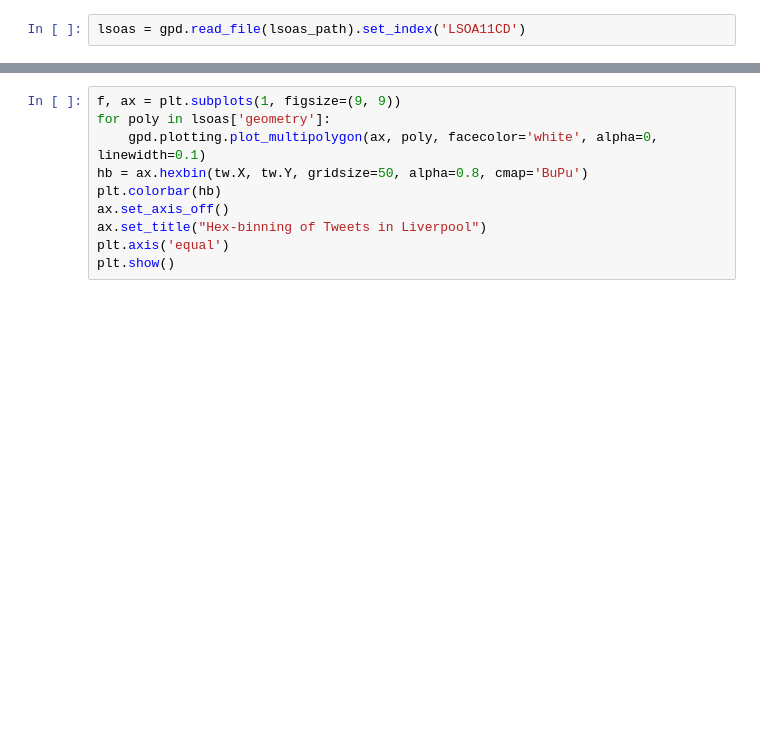
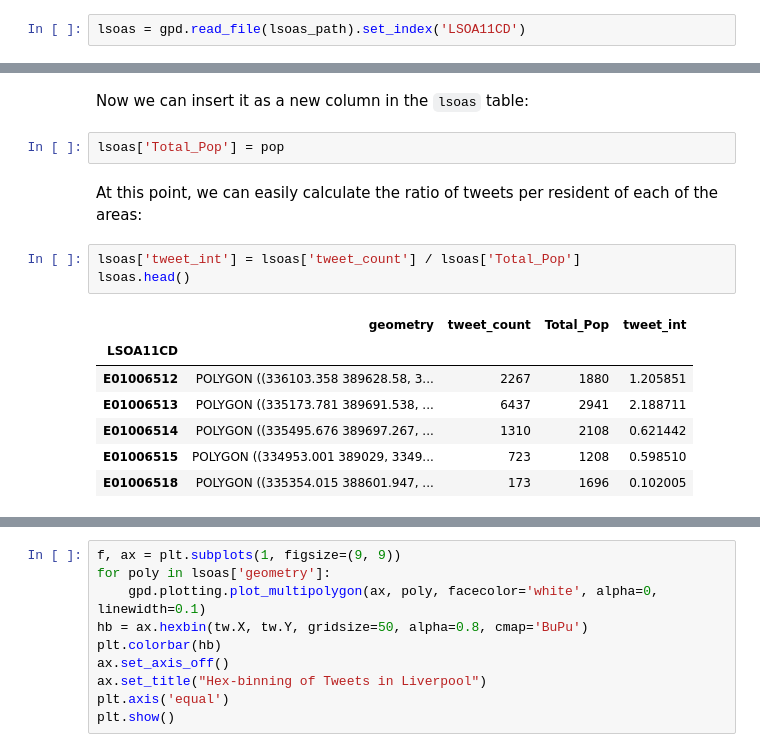
Before and after one commit to darribas/gds15, a Jupyter notebook: content/labs/lab_09.ipynb, the cells around one changed output, grey strips where cells are left out. Saved outputs shown, nothing was run; the diff lists cells and outputs as text; blank space fills up the shorter version.

```diff
--- a/content/labs/lab_09.ipynb
+++ b/content/labs/lab_09.ipynb
@@ -156,0 +194,17 @@ plt.show()
+# %% [markdown]
+Now we can insert it as a new column in the `lsoas` table:
+# %%
+lsoas['Total_Pop'] = pop
+# %% [markdown]
+At this point, we can easily calculate the ratio of tweets per resident of each of the areas:
+# %%
+lsoas['tweet_int'] = lsoas['tweet_count'] / lsoas['Total_Pop']
+lsoas.head()
+# %% [output]
+|  | geometry | tweet_count | Total_Pop | tweet_int |
+| LSOA11CD |  |  |  |  |
+| E01006512 | POLYGON ((336103.358 389628.58, 3... | 2267 | 1880 | 1.205851 |
+| E01006513 | POLYGON ((335173.781 389691.538, ... | 6437 | 2941 | 2.188711 |
+| E01006514 | POLYGON ((335495.676 389697.267, ... | 1310 | 2108 | 0.621442 |
+| E01006515 | POLYGON ((334953.001 389029, 3349... | 723 | 1208 | 0.598510 |
+| E01006518 | POLYGON ((335354.015 388601.947, ... | 173 | 1696 | 0.102005 |
```
Also changed, not shown: parts of 35 cells of this notebook.
